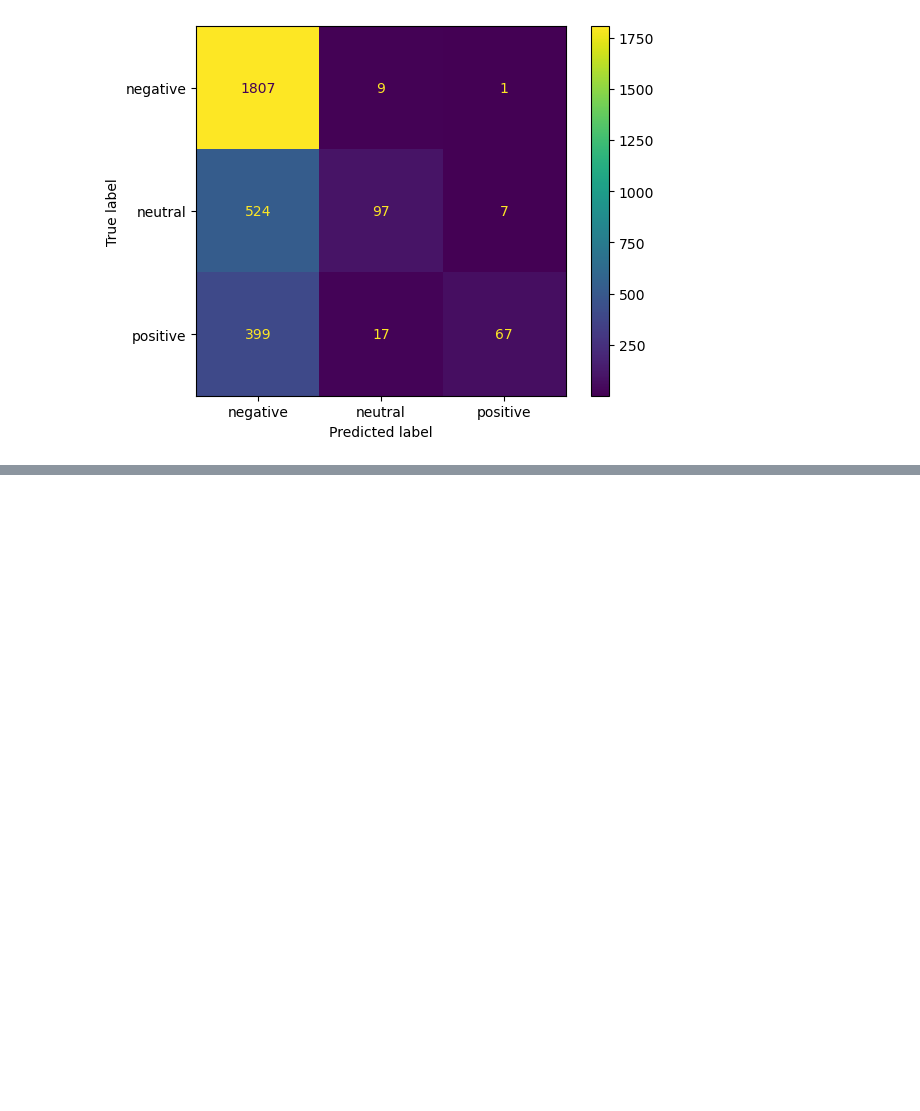
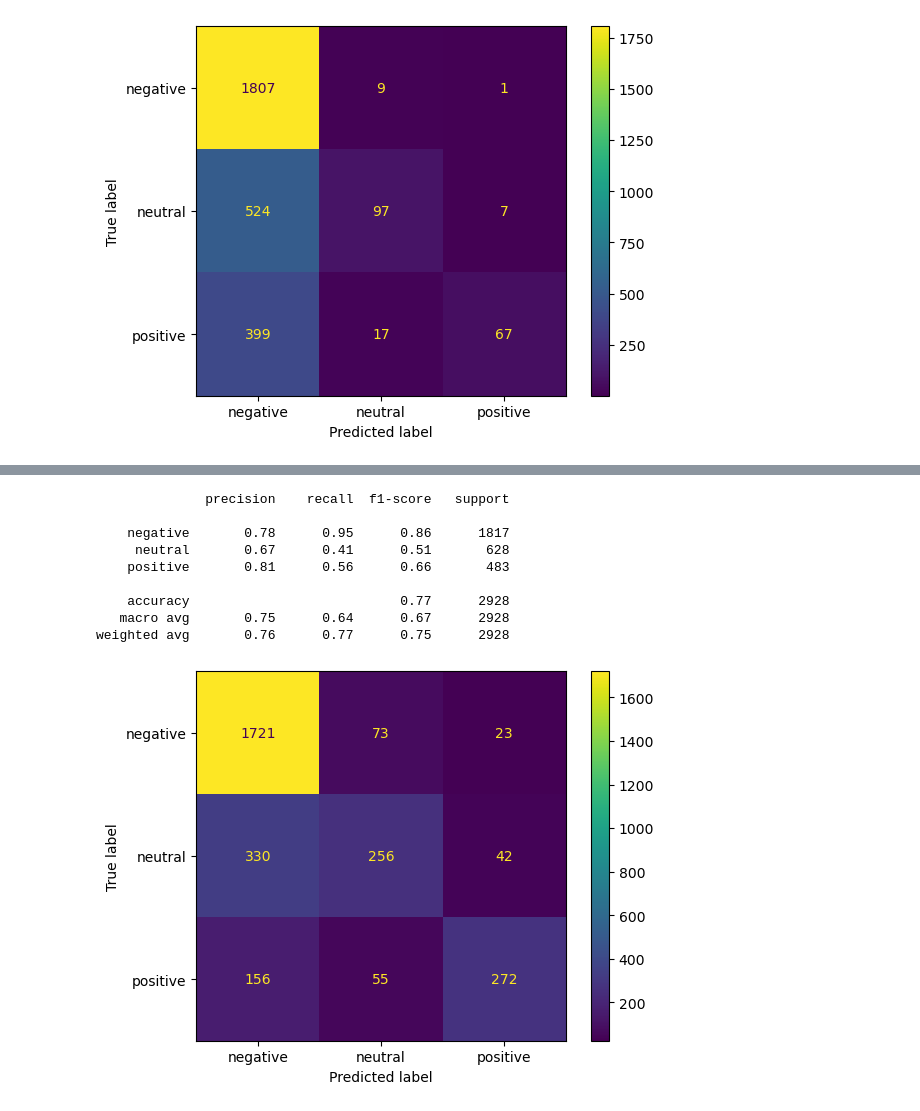
Before and after one commit to NadeemDin/ML-NLP, a Jupyter notebook: Classification of Text.ipynb, the cells around one changed output, grey strips where cells are left out. Cells and saved outputs as stored; diff of their text form; code cells hidden in the pictures; blank space fills up the shorter version.

```diff
--- a/Classification of Text.ipynb
+++ b/Classification of Text.ipynb
@@ -144,0 +158,13 @@ weighted avg       0.73      0.67      0.59      2928
+# %%
+report(rbf_svc)
+# %% [output]
+              precision    recall  f1-score   support
+
+    negative       0.78      0.95      0.86      1817
+     neutral       0.67      0.41      0.51       628
+    positive       0.81      0.56      0.66       483
+
+    accuracy                           0.77      2928
+   macro avg       0.75      0.64      0.67      2928
+weighted avg       0.76      0.77      0.75      2928
+[figure, added]
```
Also changed, not shown: parts of 9 cells of this notebook.
